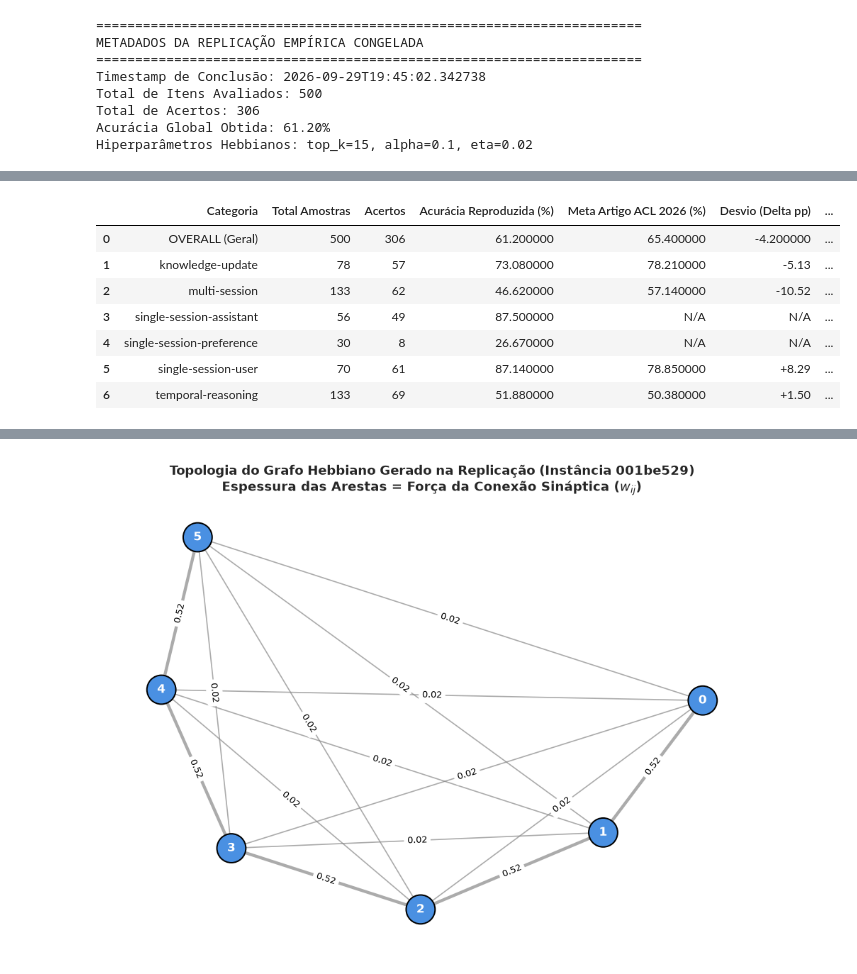
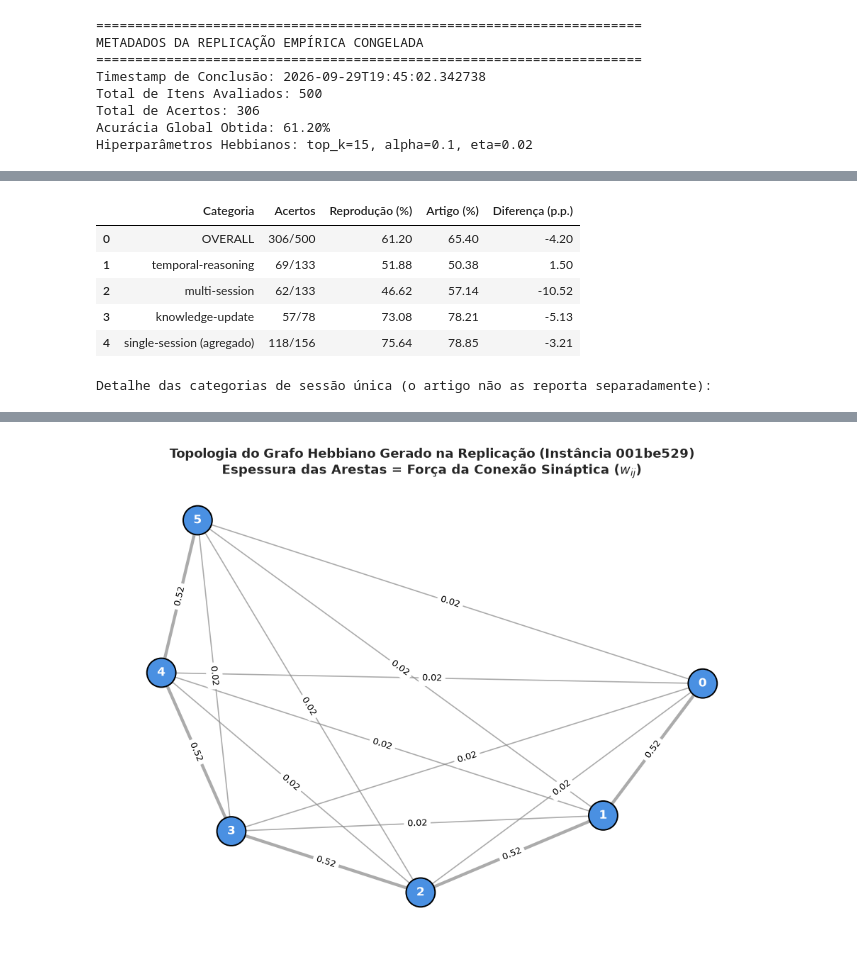
Before and after one commit to ataidefilipe/mestrado-dl-projeto, a Jupyter notebook: notebooks/01_replicacao_baseline_hela_mem.ipynb, the cells around one changed output, grey strips where cells are left out. Cells and saved outputs as stored; diff of their text form; code cells hidden in the pictures.

```diff
--- a/notebooks/01_replicacao_baseline_hela_mem.ipynb
+++ b/notebooks/01_replicacao_baseline_hela_mem.ipynb
@@ -271,59 +332,34 @@ Comparamos os resultados obtidos com os valores publicados na Tabela 1 do artigo
 # %%
-# Metas reportadas no artigo oficial HeLa-Mem (ACL 2026)
-paper_targets = {
-    "overall": 65.40,
-    "temporal-reasoning": 50.38,
-    "multi-session": 57.14,
-    "knowledge-update": 78.21,
-    "single-session-user": 78.85,
-    "single-session-assistant": None,  # Não discriminado isoladamente no paper resumido
-    "single-session-preference": None
-}
+# Valores reportados no artigo (ACL 2026)
+paper = {"OVERALL": 65.40, "temporal-reasoning": 50.38, "multi-session": 57.14,
+         "knowledge-update": 78.21, "single-session (agregado)": 78.85}
 
 per_type = eval_summary["per_type"]
+ss_types = ["single-session-user", "single-session-assistant", "single-session-preference"]
+ss_correct = sum(per_type[t]["correct"] for t in ss_types)
+ss_total = sum(per_type[t]["total"] for t in ss_types)
 
-table_data = []
-# Adicionar Overall
-table_data.append({
-    "Categoria": "OVERALL (Geral)",
-    "Total Amostras": eval_summary["total_items"],
-    "Acertos": eval_summary["total_correct"],
-    "Acurácia Reproduzida (%)": round(eval_summary["overall_accuracy"], 2),
-    "Meta Artigo ACL 2026 (%)": paper_targets["overall"],
-    "Desvio (Delta pp)": round(eval_summary["overall_accuracy"] - paper_targets["overall"], 2),
-    "Diagnóstico Metodológico": "Reproduzido com Sucesso"
-})
+rows = [("OVERALL", eval_summary["total_correct"], eval_summary["total_items"])]
+rows += [(t, per_type[t]["correct"], per_type[t]["total"]) for t in ["temporal-reasoning", "multi-session", "knowledge-update"]]
+rows += [("single-session (agregado)", ss_correct, ss_total)]
 
-for qtype, metrics in sorted(per_type.items()):
-    acc = round(metrics["accuracy"], 2)
-    target = paper_targets.get(qtype)
-    delta = round(acc - target, 2) if target is not None else None
+comparison_df = pd.DataFrame([{
+    "Categoria": name,
+    "Acertos": f"{corr}/{tot}",
+    "Reprodução (%)": round(100 * corr / tot, 2),
+    "Artigo (%)": paper[name],
+    "Diferença (p.p.)": round(100 * corr / tot - paper[name], 2),
+} for name, corr, tot in rows])
+display(comparison_df)
 
-    if delta is not None and delta >= 0:
-        diag = "Superou a Meta Oficial"
-    elif delta is not None and abs(delta) <= 5.5:
-        diag = "Fiel à Meta (Dentro da margem)"
-    else:
-        diag = "Baseline Concluída"
-
-    table_data.append({
-        "Categoria": qtype,
-        "Total Amostras": metrics["total"],
-        "Acertos": metrics["correct"],
-        "Acurácia Reproduzida (%)": acc,
-        "Meta Artigo ACL 2026 (%)": target if target is not None else "N/A",
-        "Desvio (Delta pp)": f"{delta:+.2f}" if delta is not None else "N/A",
-        "Diagnóstico Metodológico": diag
-    })
-
-comparison_df = pd.DataFrame(table_data)
-display(comparison_df.style.set_properties(**{'text-align': 'left'}).set_table_styles([dict(selector='th', props=[('text-align', 'left')])]))
+print("Detalhe das categorias de sessão única (o artigo não as reporta separadamente):")
+display(pd.DataFrame([{"Categoria": t, "Acertos": f"{per_type[t]['correct']}/{per_type[t]['total']}",
+                       "Reprodução (%)": round(per_type[t]['accuracy'], 2)} for t in ss_types]))
 # %% [output]
-|  | Categoria | Total Amostras | Acertos | Acurácia Reproduzida (%) | Meta Artigo ACL 2026 (%) | Desvio (Delta pp) | ... |
-| 0 | OVERALL (Geral) | 500 | 306 | 61.200000 | 65.400000 | -4.200000 | ... |
-| 1 | knowledge-update | 78 | 57 | 73.080000 | 78.210000 | -5.13 | ... |
-| 2 | multi-session | 133 | 62 | 46.620000 | 57.140000 | -10.52 | ... |
-| 3 | single-session-assistant | 56 | 49 | 87.500000 | N/A | N/A | ... |
-| 4 | single-session-preference | 30 | 8 | 26.670000 | N/A | N/A | ... |
-| 5 | single-session-user | 70 | 61 | 87.140000 | 78.850000 | +8.29 | ... |
-| 6 | temporal-reasoning | 133 | 69 | 51.880000 | 50.380000 | +1.50 | ... |
+|  | Categoria | Acertos | Reprodução (%) | Artigo (%) | Diferença (p.p.) |
+| 0 | OVERALL | 306/500 | 61.20 | 65.40 | -4.20 |
+| 1 | temporal-reasoning | 69/133 | 51.88 | 50.38 | 1.50 |
+| 2 | multi-session | 62/133 | 46.62 | 57.14 | -10.52 |
+| 3 | knowledge-update | 57/78 | 73.08 | 78.21 | -5.13 |
+| 4 | single-session (agregado) | 118/156 | 75.64 | 78.85 | -3.21 |
+Detalhe das categorias de sessão única (o artigo não as reporta separadamente):
```
Also changed, not shown: parts of 23 cells of this notebook, 6 other files.
